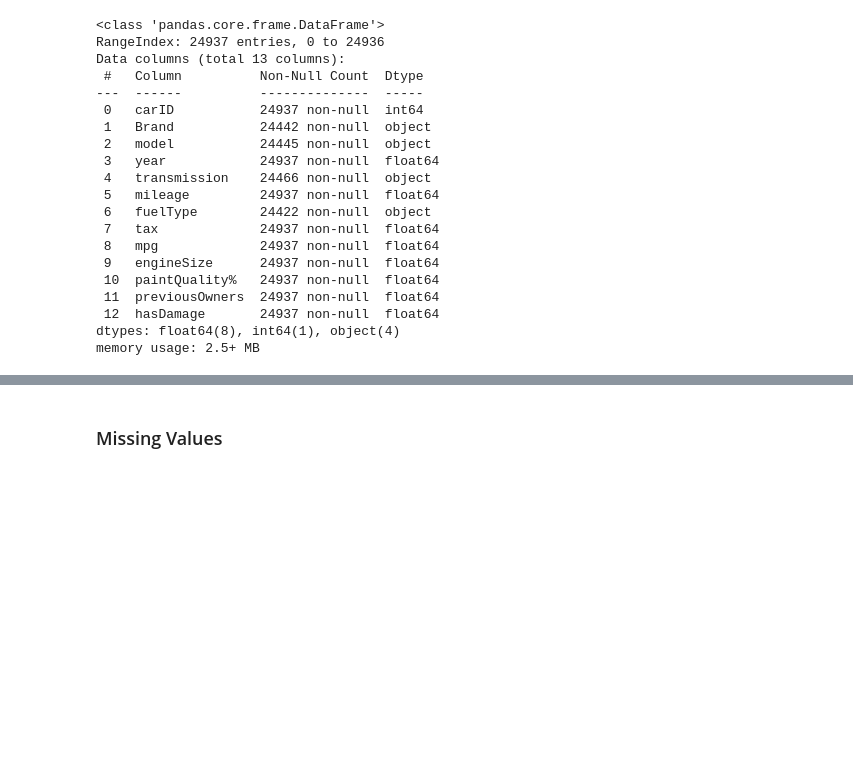
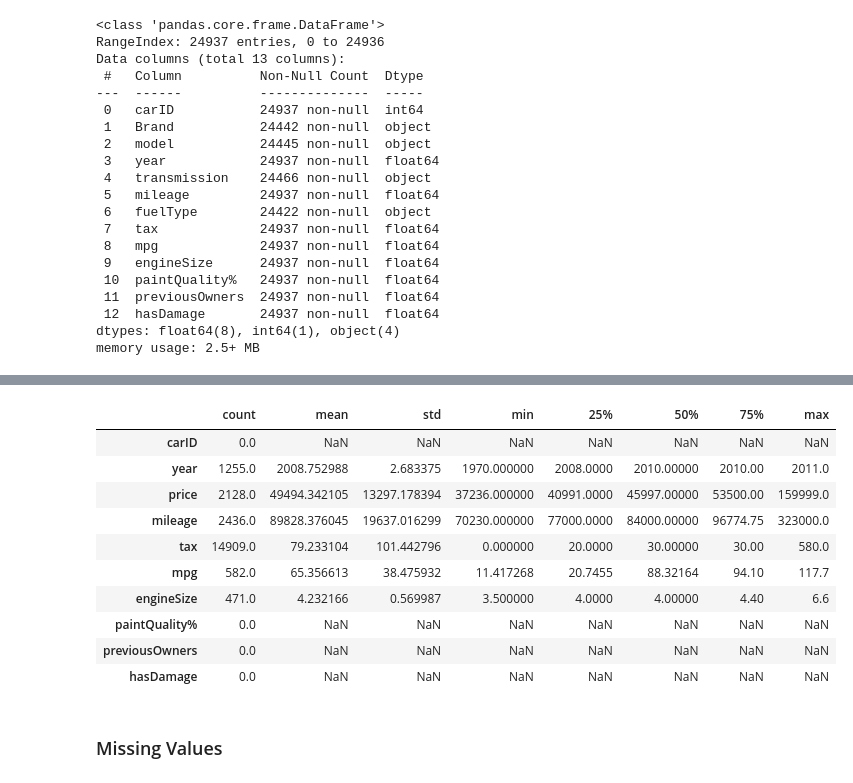
Before and after one commit to peppathecodingpig/Trabalho-de-Machine-Learning, a Jupyter notebook: Project_notebook.ipynb, the cells around one changed output, grey strips where cells are left out. Drawn from its saved outputs; the diff is of its cells as text; code cells hidden in the pictures; blank space fills up the shorter version.

```diff
--- a/Project_notebook.ipynb
+++ b/Project_notebook.ipynb
@@ -224,0 +266,23 @@ memory usage: 2.5+ MB
+# %%
+def outliers_dataframe(df, numeric_cols):
+    outliers_df = pd.DataFrame(index=df.index)
+    pct_outliers = pd.Series(index=numeric_cols, dtype=float)
+
+    for col in numeric_cols:
+        data = df[col]
+        Q1 = np.percentile(data, 25)
+        Q3 = np.percentile(data, 75)
+        IQR = Q3 - Q1
+        lower = Q1 - 1.5 * IQR
+        upper = Q3 + 1.5 * IQR
+
+        # Colocar NaN se não for outlier
+        outliers_df[col] = data.where((data < lower) | (data > upper), np.nan)
+
+        # Percentagem de outliers
+        pct_outliers[col] = outliers_df[col].count() / len(df) * 100
+
+    return outliers_df, pct_outliers
+# %%
+df_outliers_train, pct_outliers_train = outliers_dataframe(train_cars, metric_features_train)
+print(pct_outliers_train)
@@ -225,3 +301,17 @@ memory usage: 2.5+ MB
+# %%
+df_outliers_train.describe().T
+# %% [output]
+|  | count | mean | std | min | 25% | 50% | 75% | max |
+| carID | 0.0 | NaN | NaN | NaN | NaN | NaN | NaN | NaN |
+| year | 1255.0 | 2008.752988 | 2.683375 | 1970.000000 | 2008.0000 | 2010.00000 | 2010.00 | 2011.0 |
+| price | 2128.0 | 49494.342105 | 13297.178394 | 37236.000000 | 40991.0000 | 45997.00000 | 53500.00 | 159999.0 |
+| mileage | 2436.0 | 89828.376045 | 19637.016299 | 70230.000000 | 77000.0000 | 84000.00000 | 96774.75 | 323000.0 |
+| tax | 14909.0 | 79.233104 | 101.442796 | 0.000000 | 20.0000 | 30.00000 | 30.00 | 580.0 |
+| mpg | 582.0 | 65.356613 | 38.475932 | 11.417268 | 20.7455 | 88.32164 | 94.10 | 117.7 |
+| engineSize | 471.0 | 4.232166 | 0.569987 | 3.500000 | 4.0000 | 4.00000 | 4.40 | 6.6 |
+| paintQuality% | 0.0 | NaN | NaN | NaN | NaN | NaN | NaN | NaN |
+| previousOwners | 0.0 | NaN | NaN | NaN | NaN | NaN | NaN | NaN |
+| hasDamage | 0.0 | NaN | NaN | NaN | NaN | NaN | NaN | NaN |
 # %% [markdown]
 ### Missing Values
 # %%
```
Also changed, not shown: parts of 14 cells of this notebook.
